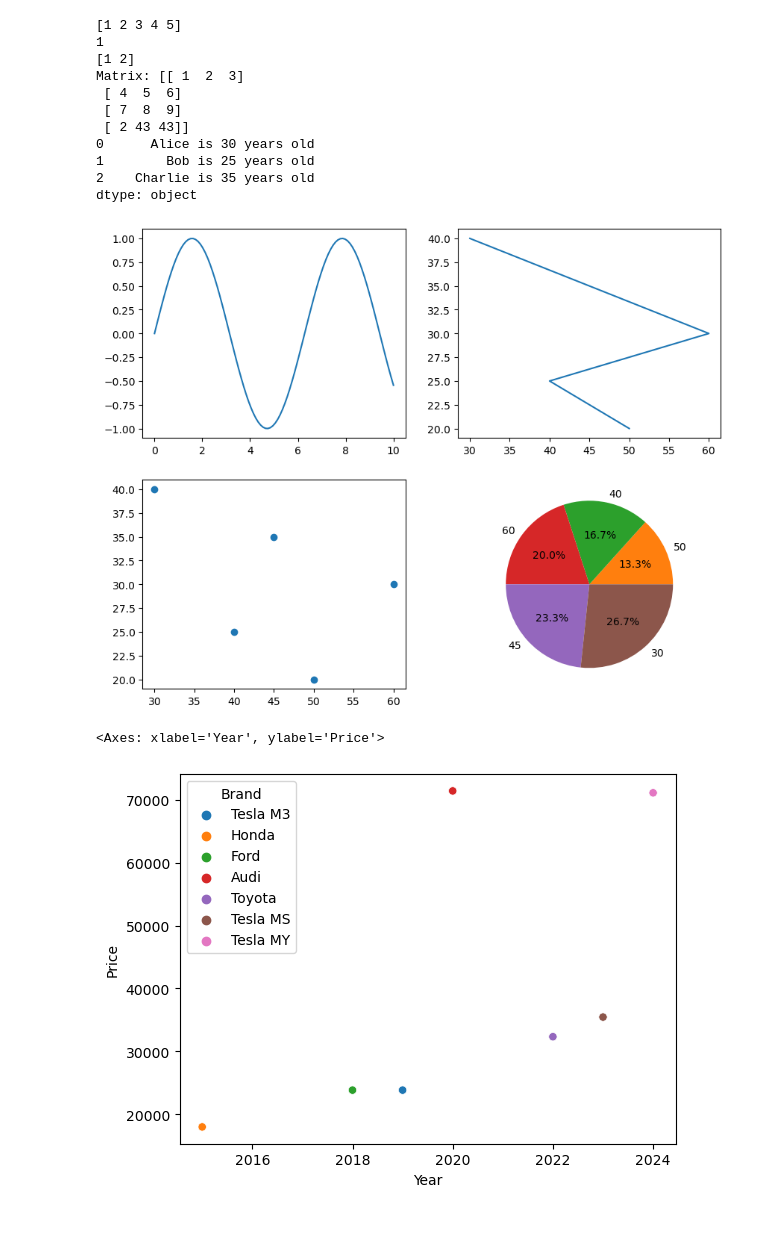
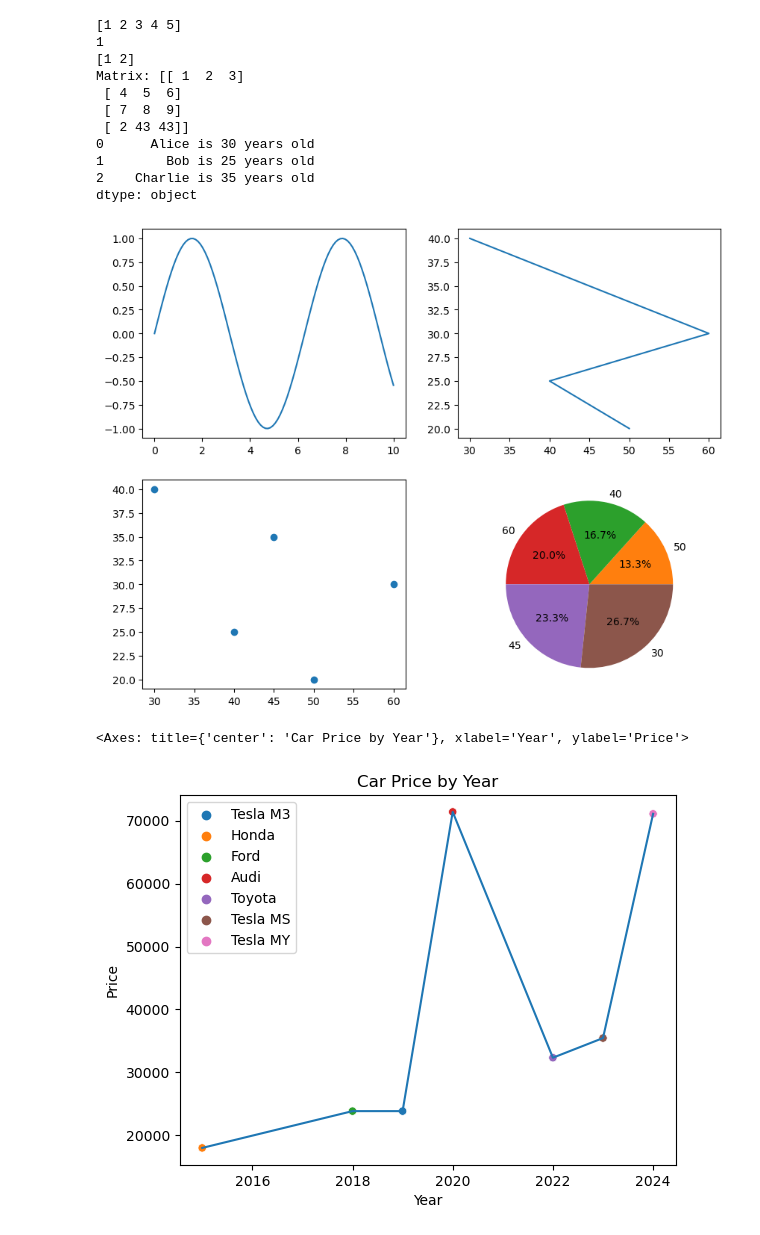
Before and after one commit to 7kylor/AIDL-Module, a Jupyter notebook: In-class/week 2/Week-2-week1-redone.ipynb, the cells around one changed output. Cells and saved outputs as stored; diff of their text form; code cells hidden in the pictures.

Commit message:
Update function to handle line plot

```diff
--- a/In-class/week 2/Week-2-week1-redone.ipynb
+++ b/In-class/week 2/Week-2-week1-redone.ipynb
@@ -49,33 +49,34 @@ plt.show()
 cars = {
 "Brand" :["Tesla M3", "Honda", "Ford", "Audi" , "Toyota", "Tesla MS" , "Tesla MY"],
 "Price" :[23845, 17995, 23845, 71400, 32333, 35455,71100 ],
 "Year" :[2019, 2015, 2018, 2020 , 2022 , 2023,2024]
 }
 
 (pd.DataFrame(cars)).head()
 
 
  # simplify the code
 (pd.DataFrame({
  "Brand" :["Tesla", "Honda", "Ford", "Audi"],
  "Price" :[23845, 17995, 23845, 71400],
  "Year" :[2019, 2015, 2018, 2020]
   })).head()
 
 # scatter seaborn plot
-sns.scatterplot((pd.DataFrame(cars)) , x="Year", y="Price", hue="Brand")
+sns.scatterplot((pd.DataFrame(cars)) , x="Year", y="Price", hue="Brand").set_title("Car Price by Year")
+sns.lineplot( x="Year", y="Price", data=(pd.DataFrame(cars)))# // this will be deprecated in the future
 # %% [output]
 [1 2 3 4 5]
 1
 [1 2]
 Matrix: [[ 1  2  3]
  [ 4  5  6]
  [ 7  8  9]
  [ 2 43 43]]
 0      Alice is 30 years old
 1        Bob is 25 years old
 2    Charlie is 35 years old
 dtype: object
 [figure]
-<Axes: xlabel='Year', ylabel='Price'>
+<Axes: title={'center': 'Car Price by Year'}, xlabel='Year', ylabel='Price'>
-[figure, old version]
+[figure, new version]
```
